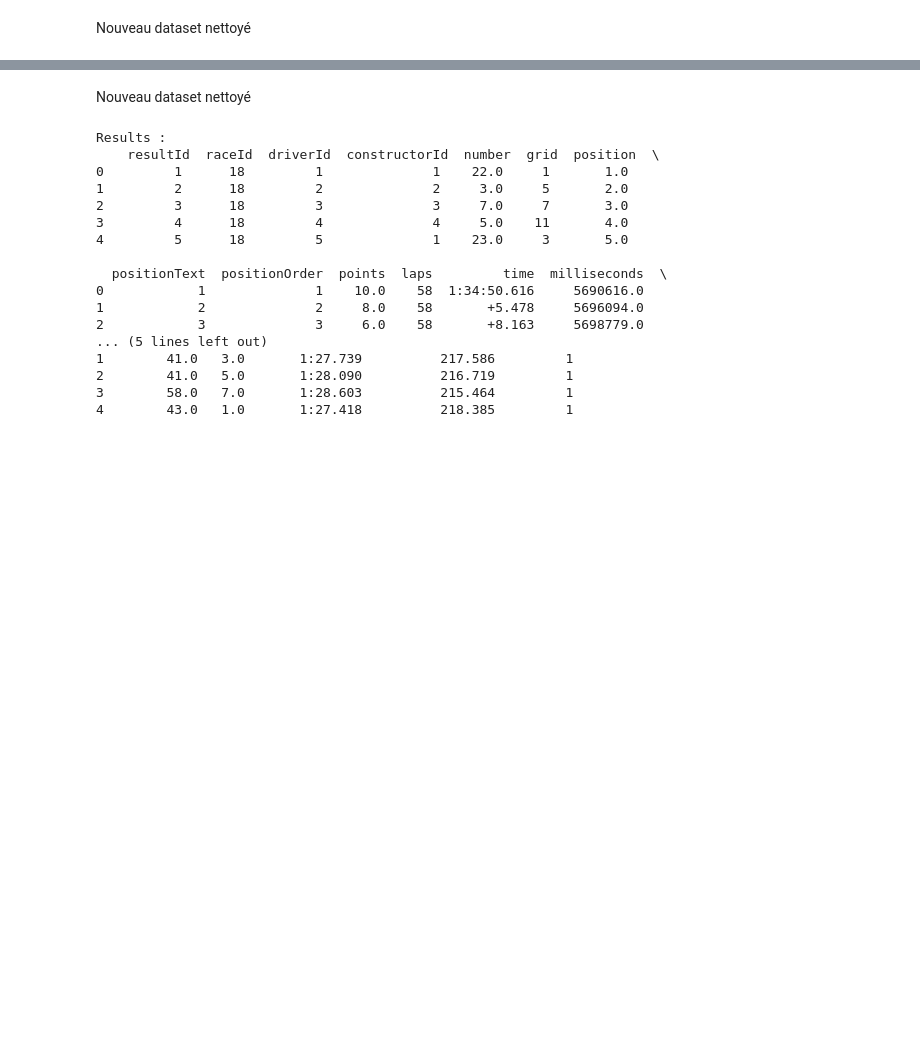
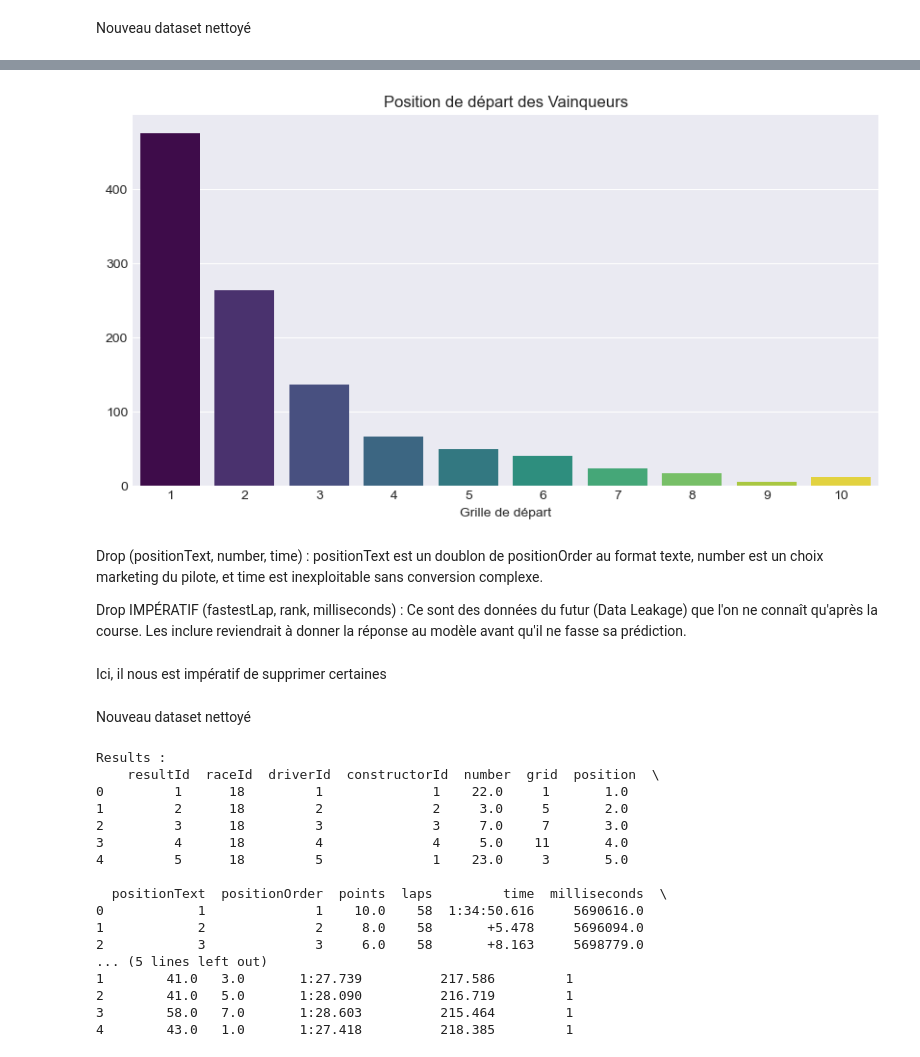
Before and after one commit to antoninnnnn/ProjetF1, a Jupyter notebook: EcurieGagnante.ipynb, the cells around one changed output, grey strips where cells are left out. Drawn from its saved outputs; the diff is of its cells as text; code cells hidden in the pictures; blank space fills up the shorter version.

```diff
--- a/EcurieGagnante.ipynb
+++ b/EcurieGagnante.ipynb
@@ -644,0 +728,22 @@ print("Races :\n",races.head())
+# %%
+plt.figure(figsize=(10, 5))
+winners = results[results['positionOrder'] == 1]
+win_grid = winners['grid'].value_counts().sort_index().head(10)
+
+sns.barplot(
+    x=win_grid.index,
+    y=win_grid.values,
+    hue=win_grid.index,
+    legend=False,
+    palette='viridis'
+)
+
+plt.title("Position de départ des Vainqueurs")
+plt.xlabel("Grille de départ")
+plt.show()
+# %% [output]
+[figure, added]
+# %% [markdown]
+Drop (positionText, number, time) : positionText est un doublon de positionOrder au format texte, number est un choix marketing du pilote, et time est inexploitable sans conversion complexe.
+
+Drop IMPÉRATIF (fastestLap, rank, milliseconds) : Ce sont des données du futur (Data Leakage) que l'on ne connaît qu'après la course. Les inclure reviendrait à donner la réponse au modèle avant qu'il ne fasse sa prédiction.
@@ -645,3 +757,5 @@ print("Races :\n",races.head())
+# %% [markdown]
+Ici, il nous est impératif de supprimer certaines
 # %% [markdown]
 Nouveau dataset nettoyé
 # %%
```
Also changed, not shown: parts of 31 cells of this notebook.
